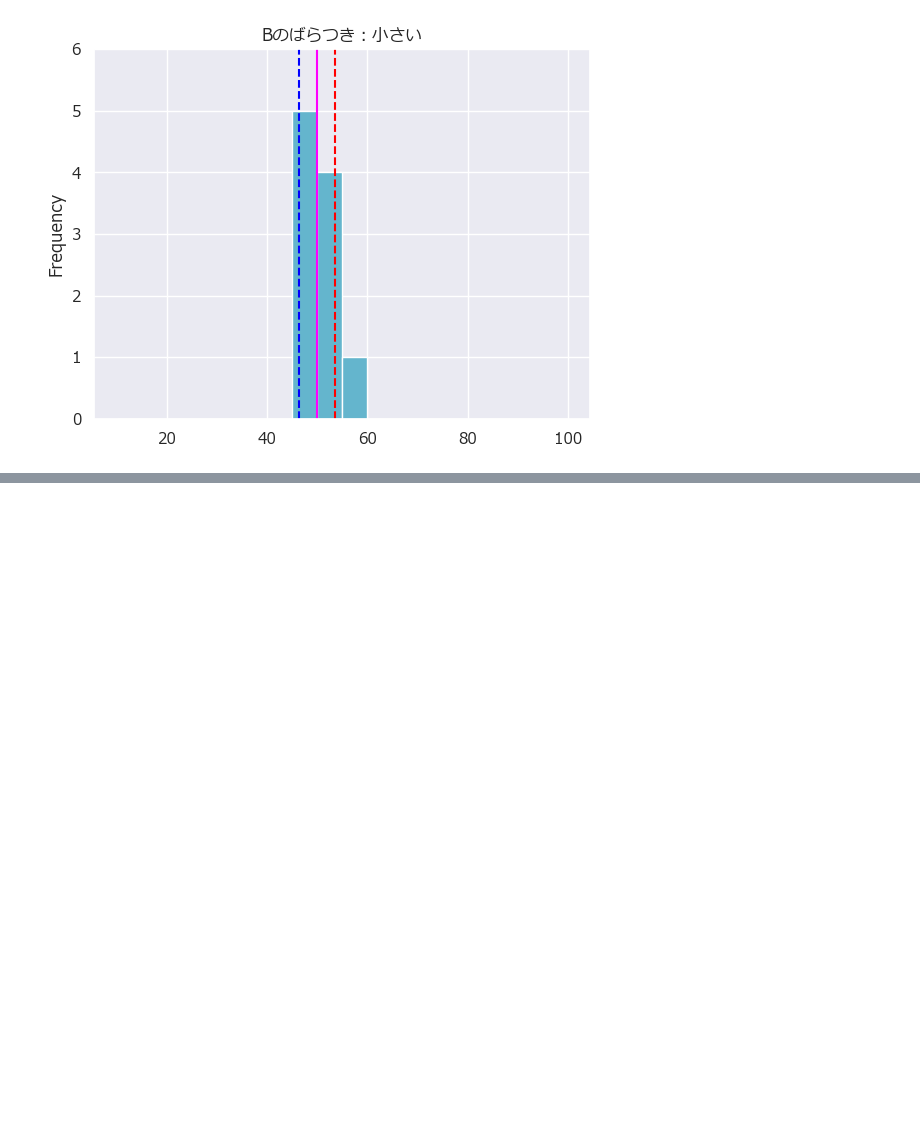
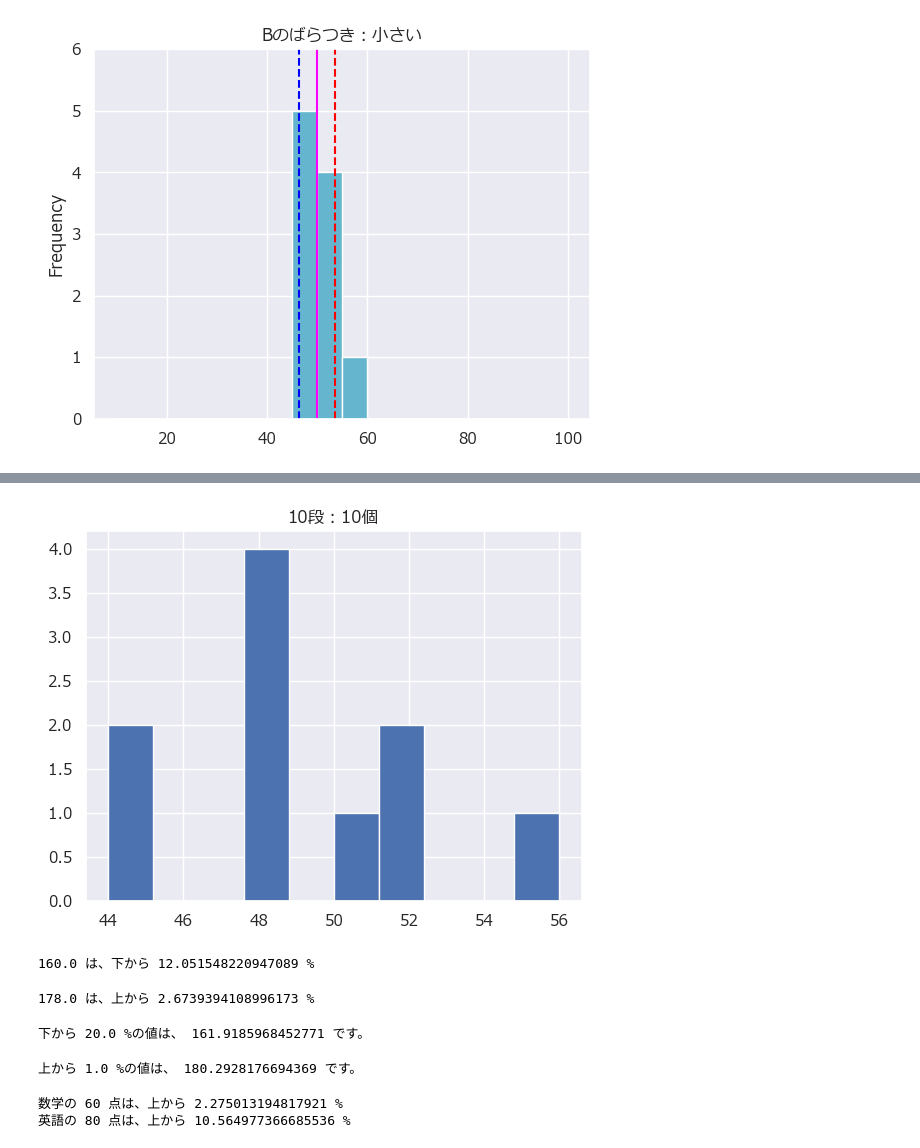
Before and after one commit to kaomatsu8888/Data_Analytics_Practice, a Jupyter notebook: chap005.ipynb, the cells around one changed output, grey strips where cells are left out. Cells and saved outputs as stored; diff of their text form; code cells hidden in the pictures; blank space fills up the shorter version.

```diff
--- a/chap005.ipynb
+++ b/chap005.ipynb
@@ -87,0 +135,61 @@ plt.show()
+# %%
+galton(10, 10)
+# %% [output]
+[figure, added]
+# %%
+from scipy.stats import norm
+
+mean = 166.8
+std = 5.8
+value = 160.0
+
+cdf = norm.cdf(x=value, loc=mean, scale=std)
+print(value,"は、下から", cdf*100,"%")
+# %% [output]
+160.0 は、下から 12.051548220947089 %
+# %%
+mean = 166.8
+std = 5.8
+value = 178.0
+
+cdf = norm.cdf(x=value, loc=mean, scale=std)
+print(value,"は、上から", (1-cdf)*100,"%")
+# %% [output]
+178.0 は、上から 2.6739394108996173 %
+# %%
+mean = 166.8
+std = 5.8
+per = 0.20
+
+ppf = norm.ppf(q=per, loc=mean, scale=std)
+print("下から", per * 100, "%の値は、", ppf, "です。")
+# %% [output]
+下から 20.0 %の値は、 161.9185968452771 です。
+# %%
+mean = 166.8
+std = 5.8
+per = 0.01
+
+ppf = norm.ppf(q=(1-per), loc=mean, scale=std)
+print("上から", per * 100, "%の値は、", ppf, "です。")
+# %% [output]
+上から 1.0 %の値は、 180.2928176694369 です。
+# %%
+from scipy.stats import norm
+
+scoreM=60
+meanM = 50
+stdM = 5
+
+scoreE=80
+meanE = 70
+stdE = 8
+
+cdf = norm.cdf(x=scoreM, loc=meanM, scale=stdM)
+print("数学の", scoreM, "点は、上から", (1-cdf)*100, "%")
+
+cdf = norm.cdf(x=scoreE, loc=meanE, scale=stdE)
+print("英語の", scoreE, "点は、上から", (1-cdf)*100, "%")
+# %% [output]
+数学の 60 点は、上から 2.275013194817921 %
+英語の 80 点は、上から 10.564977366685536 %
```
Also changed, not shown: parts of 7 cells of this notebook, 2 other files.
